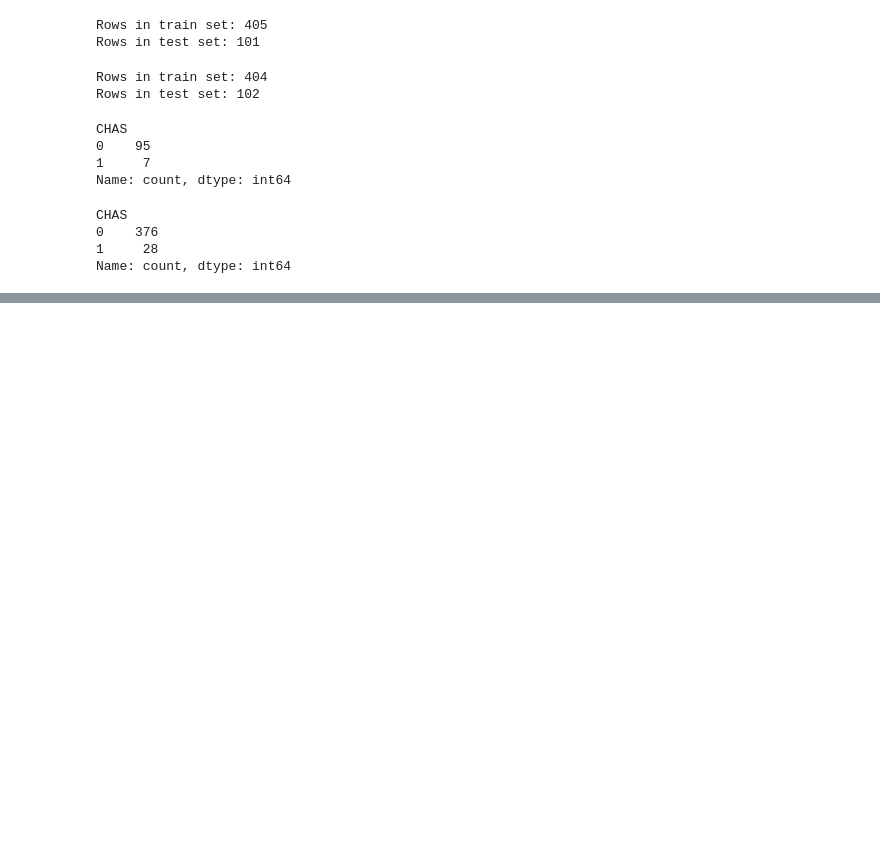
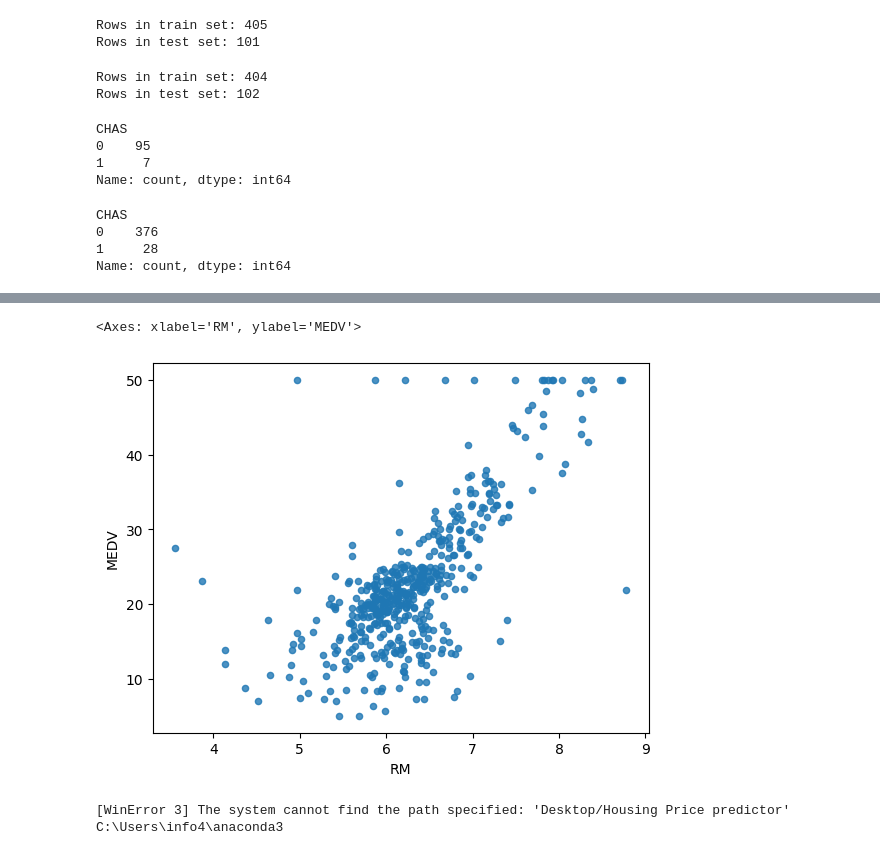
Before and after one commit to vrawat1127-creator/Housing-Price-predictor, a Jupyter notebook: Housing Price Predictor.ipynb, the cells around one changed output, grey strips where cells are left out. Cells and saved outputs as stored; diff of their text form; code cells hidden in the pictures; blank space fills up the shorter version.

```diff
--- a/Housing Price Predictor.ipynb
+++ b/Housing Price Predictor.ipynb
@@ -125,0 +170,10 @@ Name: count, dtype: int64
+# %%
+housing.plot(kind="scatter",x="RM",y="MEDV",alpha=0.8)
+# %% [output]
+<Axes: xlabel='RM', ylabel='MEDV'>
+[figure, added]
+# %%
+cd Desktop/Housing Price predictor
+# %% [output]
+[WinError 3] The system cannot find the path specified: 'Desktop/Housing Price predictor'
+C:\Users\info4\anaconda3
```
Also changed, not shown: parts of 4 cells of this notebook.
